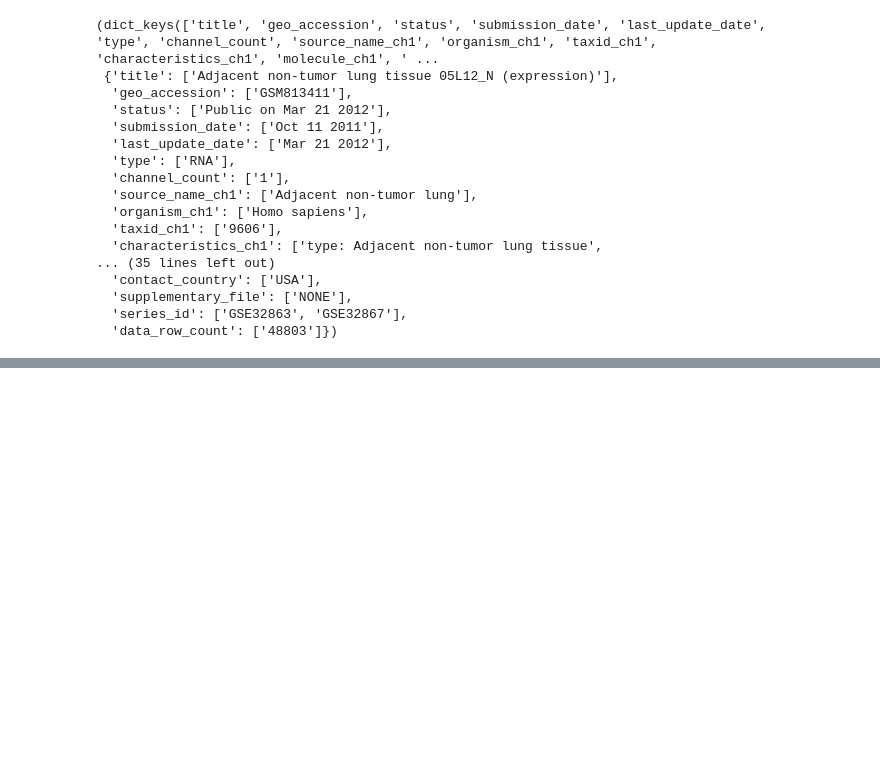
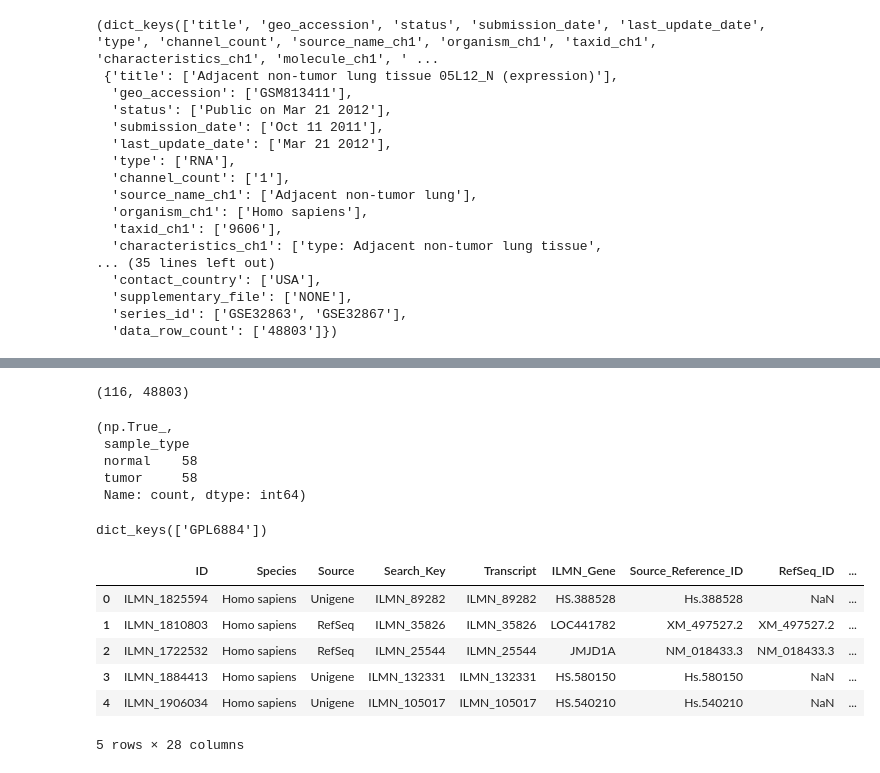
Before and after one commit to aditya-git16/cancer-lab, a Jupyter notebook: notebooks/07_external_geo_validation_plan.ipynb, the cells around one changed output, grey strips where cells are left out. Saved outputs shown, nothing was run; the diff lists cells and outputs as text; code cells hidden in the pictures; blank space fills up the shorter version.

```diff
--- a/notebooks/07_external_geo_validation_plan.ipynb
+++ b/notebooks/07_external_geo_validation_plan.ipynb
@@ -70,0 +135,48 @@ first_gsm.metadata.keys(), first_gsm.metadata
+# %%
+expr_cols = []
+
+for gsm_id, gsm in gse.gsms.items():
+    table = gsm.table.copy()
+
+    # usually columns are ID_REF and VALUE
+    s = table.set_index("ID_REF")["VALUE"]
+    s.name = gsm_id
+
+    expr_cols.append(s)
+
+geo_probe_expr = pd.concat(expr_cols, axis=1).T
+
+geo_probe_expr.shape
+# %% [output]
+(116, 48803)
+# %%
+if "gsm_id" in geo_labels.columns:
+    geo_labels = geo_labels.set_index("gsm_id")
+elif "index" in geo_labels.columns:
+    geo_labels = geo_labels.set_index("index").rename_axis("gsm_id")
+
+geo_labels = geo_labels.loc[geo_probe_expr.index]
+
+(geo_probe_expr.index == geo_labels.index).all(), geo_labels["sample_type"].value_counts()
+# %% [output]
+(np.True_,
+ sample_type
+ normal    58
+ tumor     58
+ Name: count, dtype: int64)
+# %%
+gse.gpls.keys()
+# %% [output]
+dict_keys(['GPL6884'])
+# %%
+gpl = list(gse.gpls.values())[0]
+
+gpl.table.head()
+# %% [output]
+|  | ID | Species | Source | Search_Key | Transcript | ILMN_Gene | Source_Reference_ID | RefSeq_ID | ... |
+| 0 | ILMN_1825594 | Homo sapiens | Unigene | ILMN_89282 | ILMN_89282 | HS.388528 | Hs.388528 | NaN | ... |
+| 1 | ILMN_1810803 | Homo sapiens | RefSeq | ILMN_35826 | ILMN_35826 | LOC441782 | XM_497527.2 | XM_497527.2 | ... |
+| 2 | ILMN_1722532 | Homo sapiens | RefSeq | ILMN_25544 | ILMN_25544 | JMJD1A | NM_018433.3 | NM_018433.3 | ... |
+| 3 | ILMN_1884413 | Homo sapiens | Unigene | ILMN_132331 | ILMN_132331 | HS.580150 | Hs.580150 | NaN | ... |
+| 4 | ILMN_1906034 | Homo sapiens | Unigene | ILMN_105017 | ILMN_105017 | HS.540210 | Hs.540210 | NaN | ... |
+5 rows × 28 columns
```
Also changed, not shown: parts of 23 cells of this notebook.
